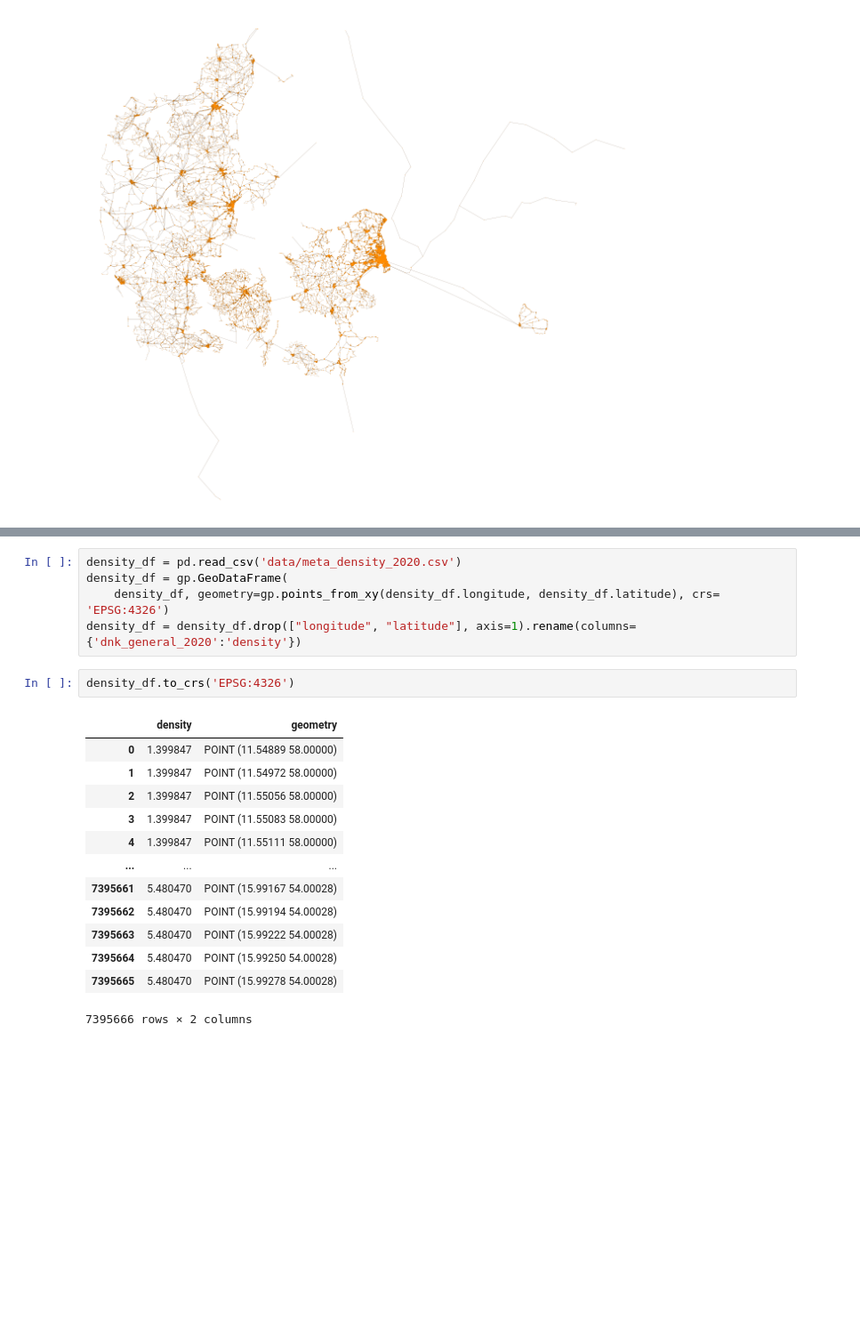
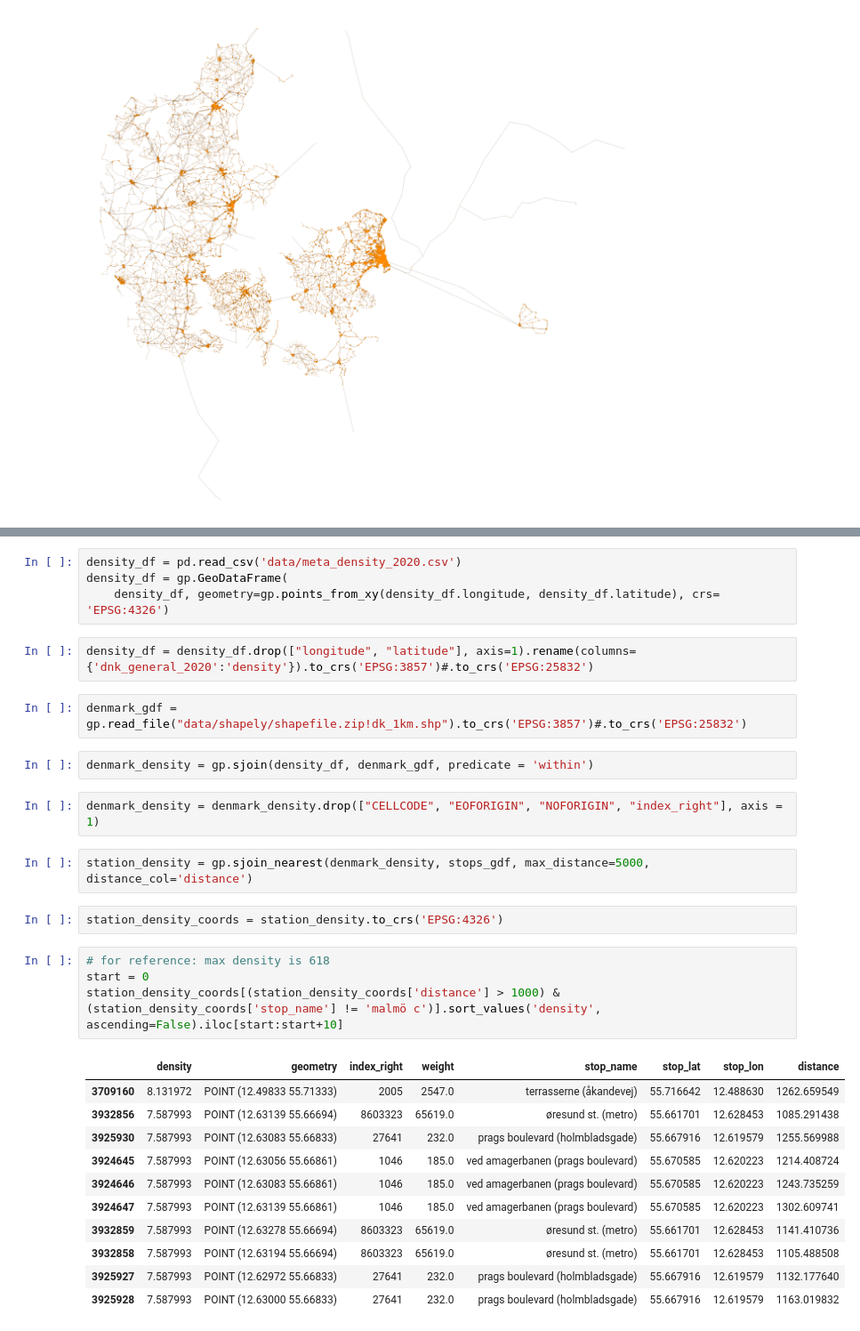
Before and after one commit to johanlaursen/imput, a Jupyter notebook: explore.ipynb, the cells around one changed output, grey strips where cells are left out. Shown at 89% size. Saved outputs shown, nothing was run; the diff lists cells and outputs as text; blank space fills up the shorter version.

```diff
--- a/explore.ipynb
+++ b/explore.ipynb
@@ -346,20 +417,31 @@ fig, ax = ox.plot_graph(G_walks,
 density_df = pd.read_csv('data/meta_density_2020.csv')
 density_df = gp.GeoDataFrame(
     density_df, geometry=gp.points_from_xy(density_df.longitude, density_df.latitude), crs= 'EPSG:4326')
-density_df = density_df.drop(["longitude", "latitude"], axis=1).rename(columns={'dnk_general_2020':'density'})
+# %%
+density_df = density_df.drop(["longitude", "latitude"], axis=1).rename(columns={'dnk_general_2020':'density'}).to_crs('EPSG:3857')#.to_crs('EPSG:25832')
+# %%
+denmark_gdf = gp.read_file("data/shapely/shapefile.zip!dk_1km.shp").to_crs('EPSG:3857')#.to_crs('EPSG:25832')
+# %%
+denmark_density = gp.sjoin(density_df, denmark_gdf, predicate = 'within')
+# %%
+denmark_density = denmark_density.drop(["CELLCODE", "EOFORIGIN", "NOFORIGIN", "index_right"], axis = 1)
+# %%
+station_density = gp.sjoin_nearest(denmark_density, stops_gdf, max_distance=5000, distance_col='distance')
 # %%
-density_df.to_crs('EPSG:4326')
+station_density_coords = station_density.to_crs('EPSG:4326')
-# %% [output]
-|  | density | geometry |
-| 0 | 1.399847 | POINT (11.54889 58.00000) |
-| 1 | 1.399847 | POINT (11.54972 58.00000) |
-| 2 | 1.399847 | POINT (11.55056 58.00000) |
-| 3 | 1.399847 | POINT (11.55083 58.00000) |
-| 4 | 1.399847 | POINT (11.55111 58.00000) |
-| ... | ... | ... |
-| 7395661 | 5.480470 | POINT (15.99167 54.00028) |
-| 7395662 | 5.480470 | POINT (15.99194 54.00028) |
-| 7395663 | 5.480470 | POINT (15.99222 54.00028) |
-| 7395664 | 5.480470 | POINT (15.99250 54.00028) |
-| 7395665 | 5.480470 | POINT (15.99278 54.00028) |
-7395666 rows × 2 columns
+# %%
+# for reference: max density is 618
+start = 0
+station_density_coords[(station_density_coords['distance'] > 1000) & (station_density_coords['stop_name'] != 'malmö c')].sort_values('density', ascending=False).iloc[start:start+10]
+# %% [output]
+|  | density | geometry | index_right | weight | stop_name | stop_lat | stop_lon | distance |
+| 3709160 | 8.131972 | POINT (12.49833 55.71333) | 2005 | 2547.0 | terrasserne (åkandevej) | 55.716642 | 12.488630 | 1262.659549 |
+| 3932856 | 7.587993 | POINT (12.63139 55.66694) | 8603323 | 65619.0 | øresund st. (metro) | 55.661701 | 12.628453 | 1085.291438 |
+| 3925930 | 7.587993 | POINT (12.63083 55.66833) | 27641 | 232.0 | prags boulevard (holmbladsgade) | 55.667916 | 12.619579 | 1255.569988 |
+| 3924645 | 7.587993 | POINT (12.63056 55.66861) | 1046 | 185.0 | ved amagerbanen (prags boulevard) | 55.670585 | 12.620223 | 1214.408724 |
+| 3924646 | 7.587993 | POINT (12.63083 55.66861) | 1046 | 185.0 | ved amagerbanen (prags boulevard) | 55.670585 | 12.620223 | 1243.735259 |
+| 3924647 | 7.587993 | POINT (12.63139 55.66861) | 1046 | 185.0 | ved amagerbanen (prags boulevard) | 55.670585 | 12.620223 | 1302.609741 |
+| 3932859 | 7.587993 | POINT (12.63278 55.66694) | 8603323 | 65619.0 | øresund st. (metro) | 55.661701 | 12.628453 | 1141.410736 |
+| 3932858 | 7.587993 | POINT (12.63194 55.66694) | 8603323 | 65619.0 | øresund st. (metro) | 55.661701 | 12.628453 | 1105.488508 |
+| 3925927 | 7.587993 | POINT (12.62972 55.66833) | 27641 | 232.0 | prags boulevard (holmbladsgade) | 55.667916 | 12.619579 | 1132.177640 |
+| 3925928 | 7.587993 | POINT (12.63000 55.66833) | 27641 | 232.0 | prags boulevard (holmbladsgade) | 55.667916 | 12.619579 | 1163.019832 |
```
Also changed, not shown: parts of 15 cells of this notebook.
